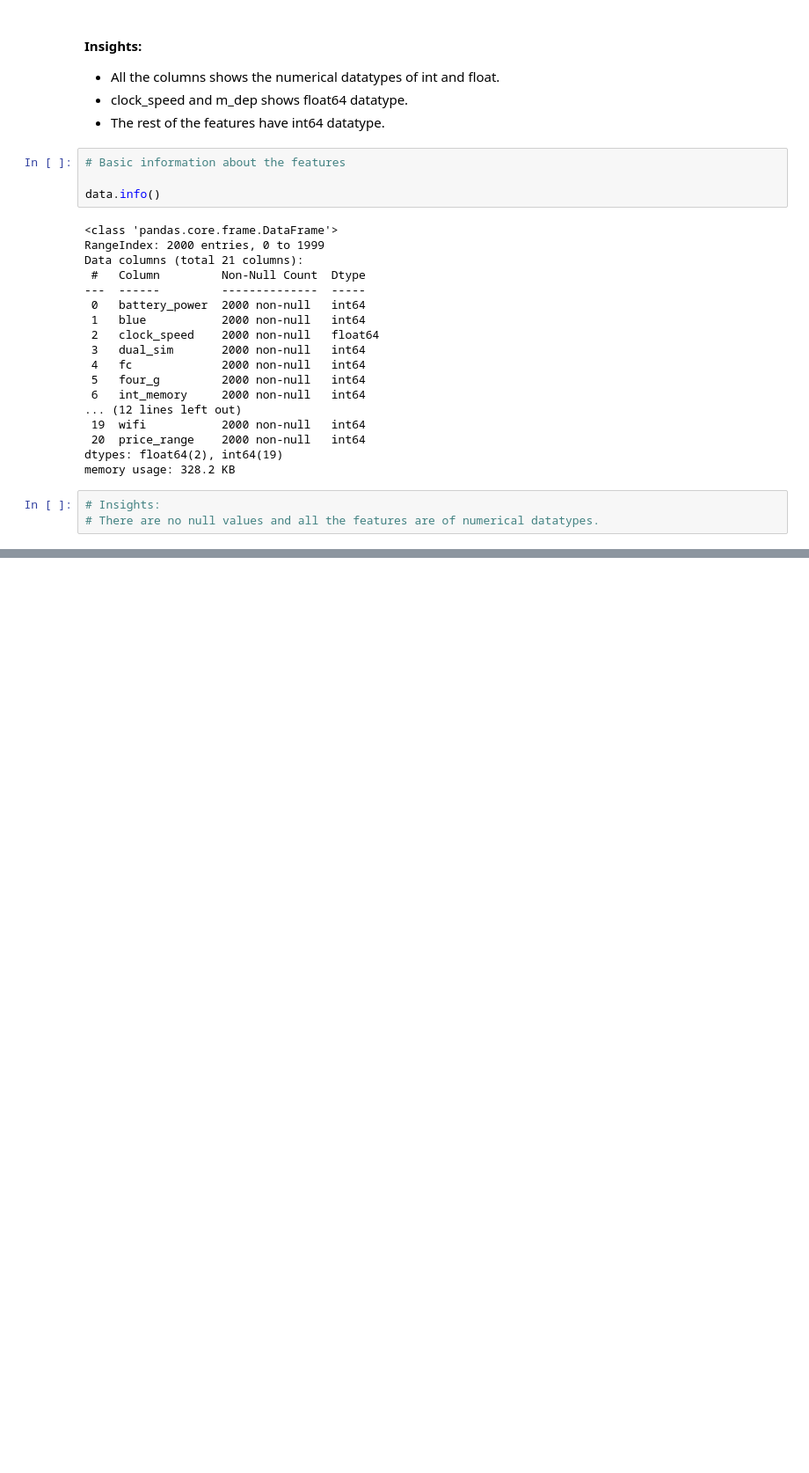
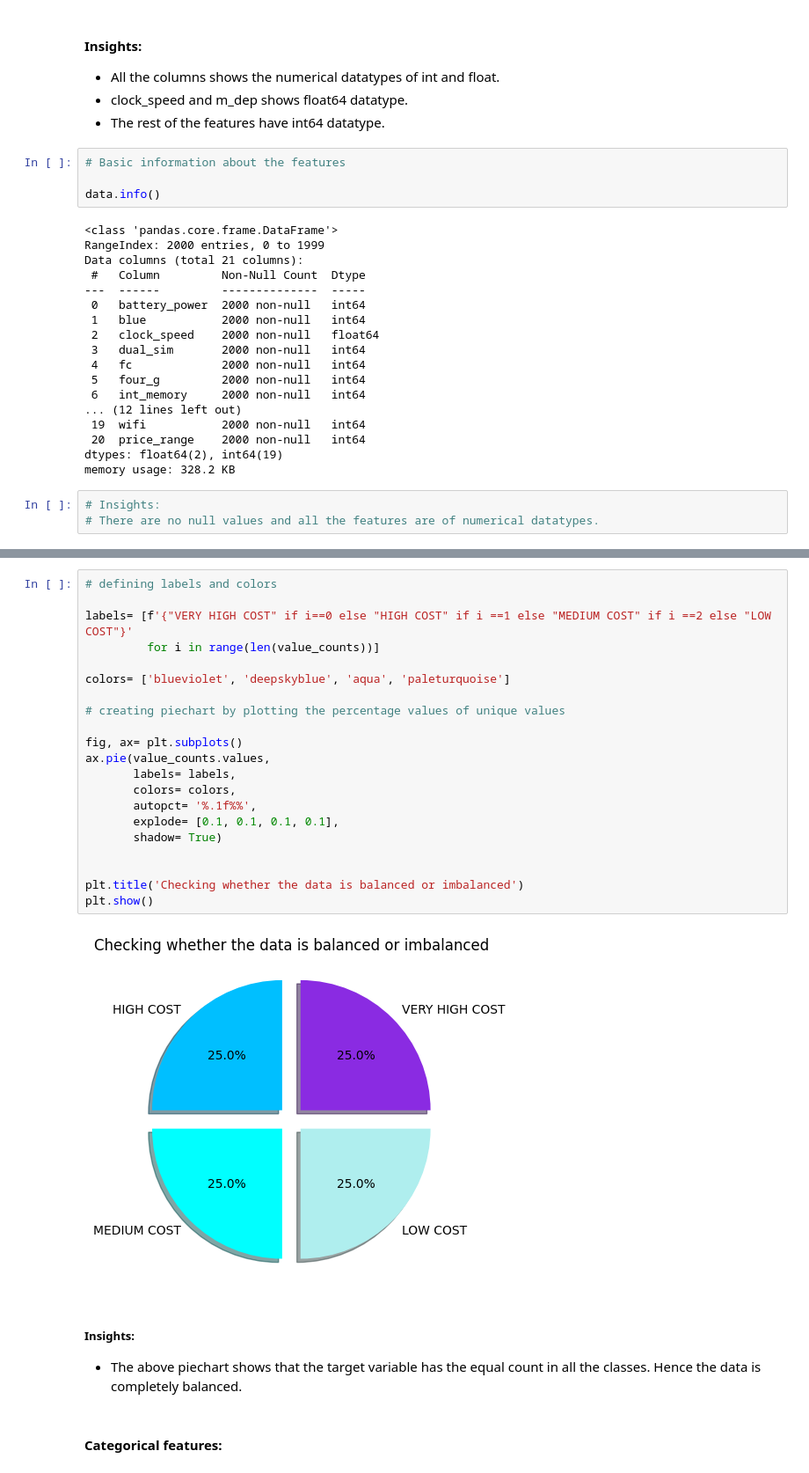
Before and after one commit to shanusaras/Capstone_Projects, a Jupyter notebook: Project_01_Cellphone_price_prediction.ipynb, the cells around one changed output, grey strips where cells are left out. Shown at 88% size. Cells and saved outputs as stored; diff of their text form; blank space fills up the shorter version.

```diff
--- a/Project_01_Cellphone_price_prediction.ipynb
+++ b/Project_01_Cellphone_price_prediction.ipynb
@@ -213,0 +274,28 @@ data.head()
+# %%
+# defining labels and colors
+
+labels= [f'{"VERY HIGH COST" if i==0 else "HIGH COST" if i ==1 else "MEDIUM COST" if i ==2 else "LOW COST"}'
+         for i in range(len(value_counts))]
+
+colors= ['blueviolet', 'deepskyblue', 'aqua', 'paleturquoise']
+
+# creating piechart by plotting the percentage values of unique values
+
+fig, ax= plt.subplots()
+ax.pie(value_counts.values,
+       labels= labels,
+       colors= colors,
+       autopct= '%.1f%%',
+       explode= [0.1, 0.1, 0.1, 0.1],
+       shadow= True)
+
+
+plt.title('Checking whether the data is balanced or imbalanced')
+plt.show()
+# %% [output]
+[figure, added]
+# %% [markdown]
+##### Insights:
+- The above piechart shows that the target variable has the equal count in all the classes. Hence the data is completely balanced.
+# %% [markdown]
+#### Categorical features:
```
Also changed, not shown: parts of 14 cells of this notebook.
